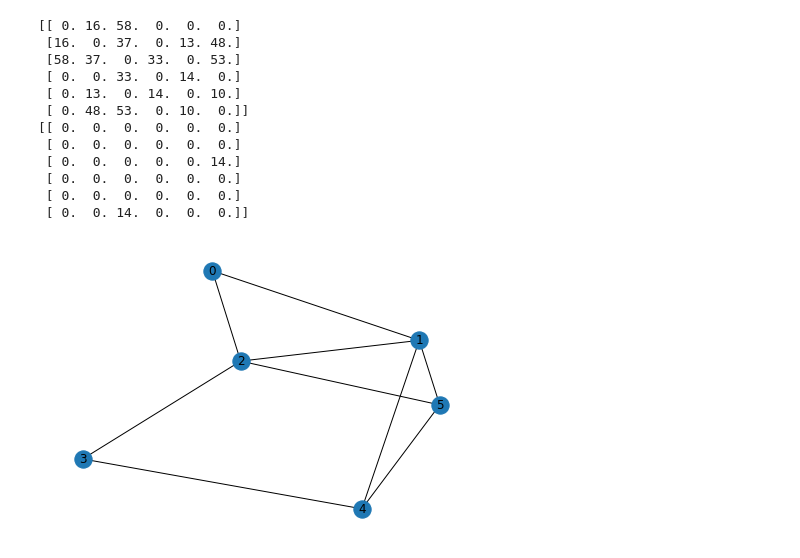
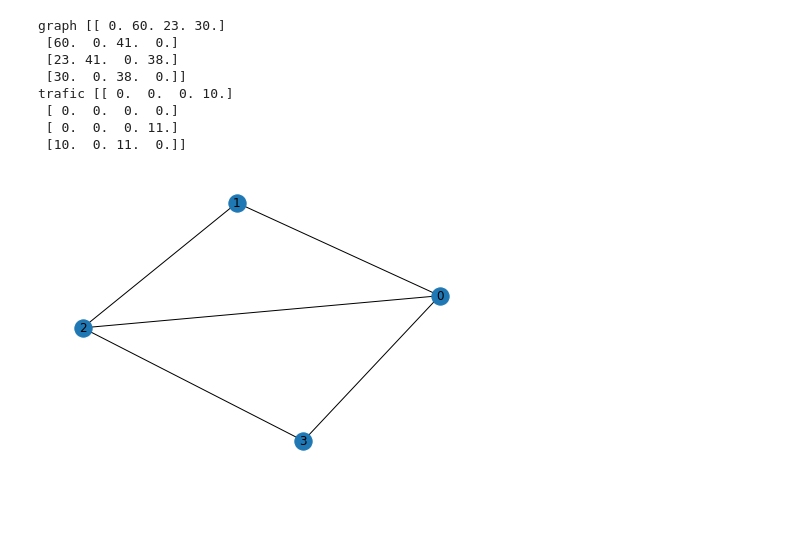
Before and after one commit to Adrien-Nicolas/Algo_avance, a Jupyter notebook: code/generate_graph.ipynb, the cells around one changed output. Saved outputs shown, nothing was run; the diff lists cells and outputs as text; code cells hidden in the pictures; blank space fills up the shorter version.

```diff
--- a/code/generate_graph.ipynb
+++ b/code/generate_graph.ipynb
@@ -17,47 +17,43 @@ def generate_instance(nb_vertex, min_weight, max_weight):
         graph[j, i] = weight
   for i,line in enumerate(graph):
     index_zeros = np.where(line == 0)[0]
     index_zeros = np.delete(index_zeros, np.where(index_zeros == i))
     for j in range(len(index_zeros) - (nb_vertex - 3)):
       index = random.choice(index_zeros)
       index_zeros = np.delete(index_zeros, np.where(index_zeros == index))
       weight = random.randint(min_weight, max_weight)
       graph[i, index] = weight
       graph[index, i] = weight
   return graph
 
 def generate_trafic(nb_vertex, min_weight, max_weight):
   """
   Generate a random instance of a trafic
   """
   graph = np.zeros((nb_vertex, nb_vertex))
   for i in range(nb_vertex - 1):
     for j in range(i + 1, nb_vertex):
       if random.uniform(0, 1) < 0.2:
         weight = random.randint(min_weight, max_weight)
         graph[i, j] = weight
         graph[j, i] = weight
   return graph
 
 
 
-graph = generate_instance(6,10,60)
-trafic = generate_trafic(6,10,20)
-print(graph)
-print(trafic)
+graph = generate_instance(4,10,60)
+trafic = generate_trafic(4,10,20)
+print("graph",graph)
+print("trafic",trafic)
 G = nx.from_numpy_matrix(np.array(graph))
 nx.draw(G, with_labels=True)
 # %% [output]
-[[ 0. 16. 58.  0.  0.  0.]
- [16.  0. 37.  0. 13. 48.]
- [58. 37.  0. 33.  0. 53.]
- [ 0.  0. 33.  0. 14.  0.]
- [ 0. 13.  0. 14.  0. 10.]
- [ 0. 48. 53.  0. 10.  0.]]
-[[ 0.  0.  0.  0.  0.  0.]
- [ 0.  0.  0.  0.  0.  0.]
- [ 0.  0.  0.  0.  0. 14.]
- [ 0.  0.  0.  0.  0.  0.]
- [ 0.  0.  0.  0.  0.  0.]
- [ 0.  0. 14.  0.  0.  0.]]
+graph [[ 0. 60. 23. 30.]
+ [60.  0. 41.  0.]
+ [23. 41.  0. 38.]
+ [30.  0. 38.  0.]]
+trafic [[ 0.  0.  0. 10.]
+ [ 0.  0.  0.  0.]
+ [ 0.  0.  0. 11.]
+ [10.  0. 11.  0.]]
-[figure, old version]
+[figure, new version]
```
Also changed, not shown: parts of 2 cells of this notebook.
